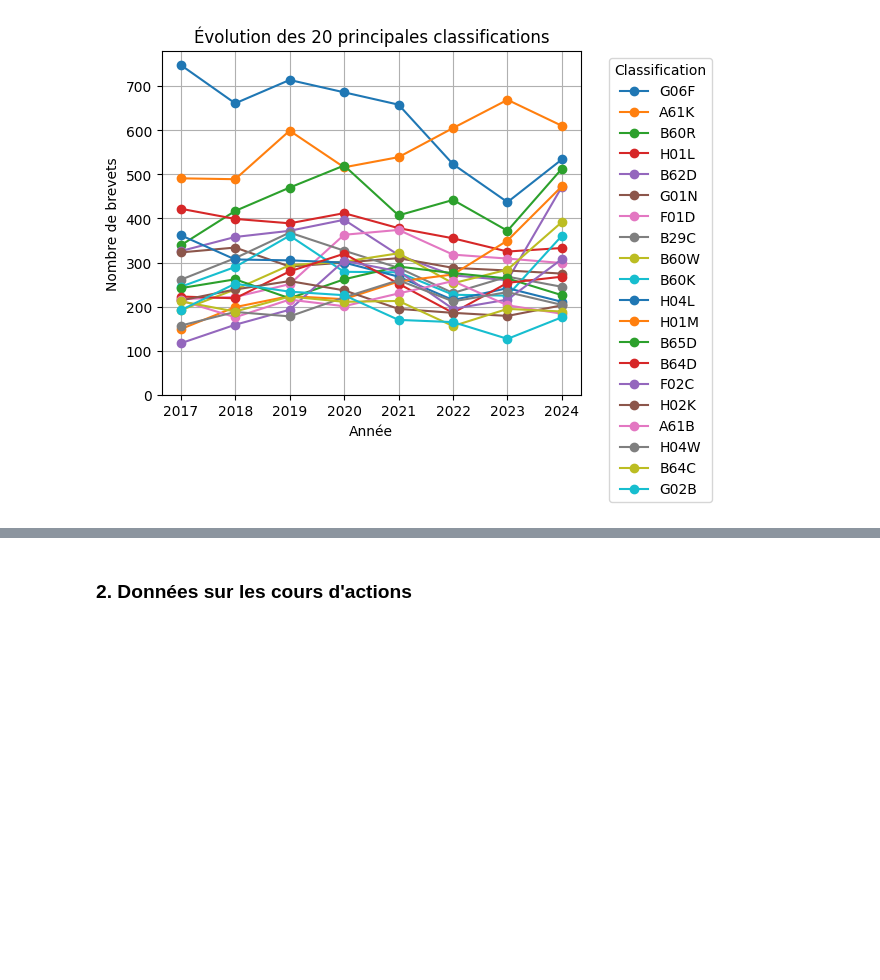
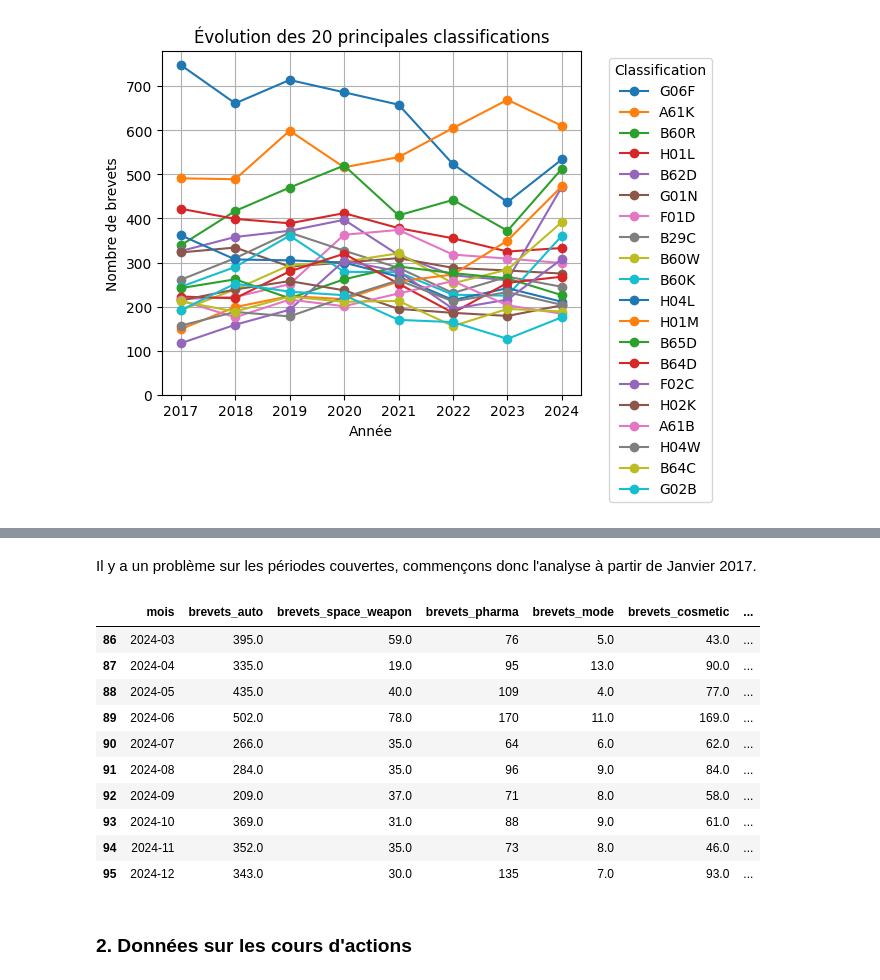
Before and after one commit to IrisLaf/Depots-de-brevets-et-marches-financiers, a Jupyter notebook: Main.ipynb, the cells around one changed output, grey strips where cells are left out. Saved outputs shown, nothing was run; the diff lists cells and outputs as text; code cells hidden in the pictures; blank space fills up the shorter version.

```diff
--- a/Main.ipynb
+++ b/Main.ipynb
@@ -760,3 +900,22 @@ plot_top_classifications(stats_class4, n=20)
+# %% [markdown]
+Il y a un problème sur les périodes couvertes, commençons donc l'analyse à partir de Janvier 2017.
+# %%
+base_finale = base_finale[base_finale["date"] >= "2017-01-01"]
+base_finale = base_finale.reset_index(drop=True)
+
+base_finale.tail(10)
+# %% [output]
+|  | mois | brevets_auto | brevets_space_weapon | brevets_pharma | brevets_mode | brevets_cosmetic | ... |
+| 86 | 2024-03 | 395.0 | 59.0 | 76 | 5.0 | 43.0 | ... |
+| 87 | 2024-04 | 335.0 | 19.0 | 95 | 13.0 | 90.0 | ... |
+| 88 | 2024-05 | 435.0 | 40.0 | 109 | 4.0 | 77.0 | ... |
+| 89 | 2024-06 | 502.0 | 78.0 | 170 | 11.0 | 169.0 | ... |
+| 90 | 2024-07 | 266.0 | 35.0 | 64 | 6.0 | 62.0 | ... |
+| 91 | 2024-08 | 284.0 | 35.0 | 96 | 9.0 | 84.0 | ... |
+| 92 | 2024-09 | 209.0 | 37.0 | 71 | 8.0 | 58.0 | ... |
+| 93 | 2024-10 | 369.0 | 31.0 | 88 | 9.0 | 61.0 | ... |
+| 94 | 2024-11 | 352.0 | 35.0 | 73 | 8.0 | 46.0 | ... |
+| 95 | 2024-12 | 343.0 | 30.0 | 135 | 7.0 | 93.0 | ... |
 # %% [markdown]
 <a id='actions'></a>
 ### 2. Données sur les cours d'actions
```
Also changed, not shown: parts of 8 cells of this notebook, 1 other file.
